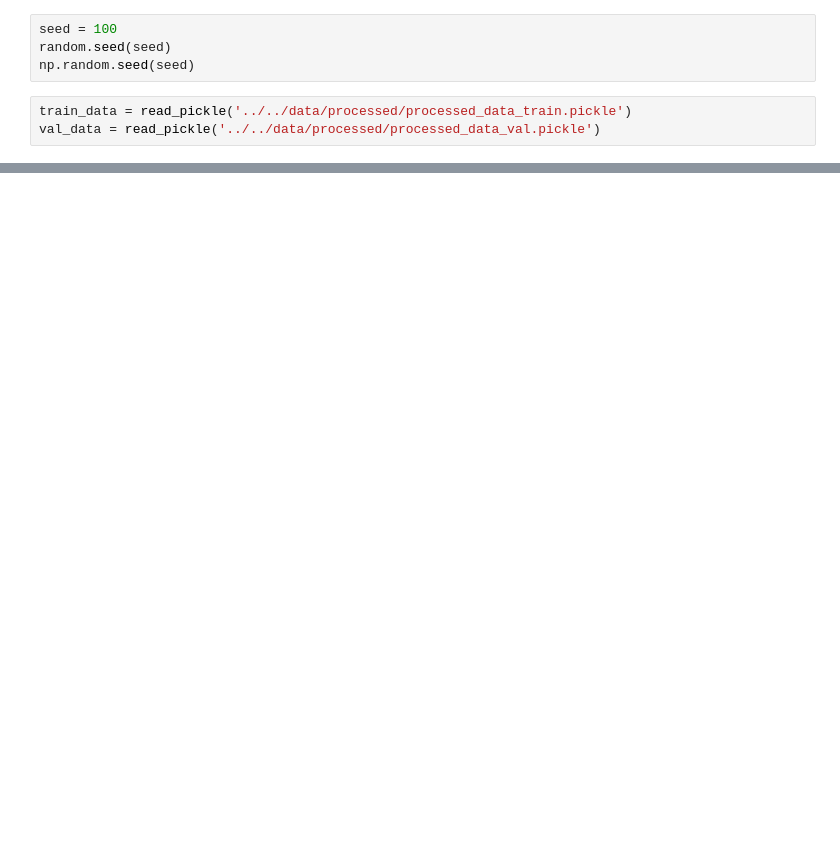
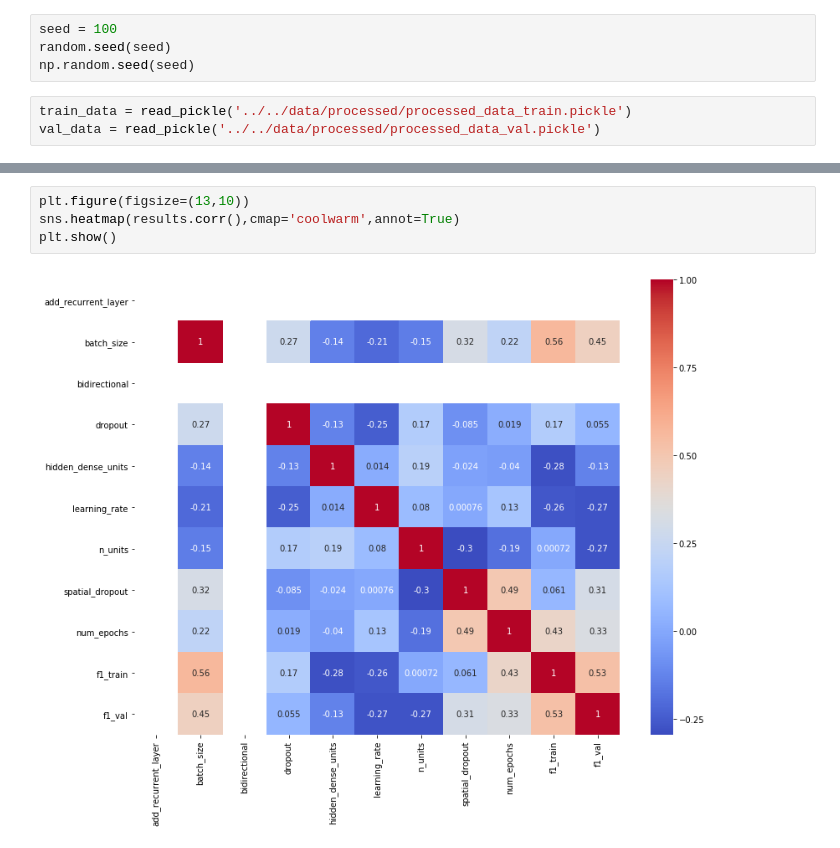
Before and after one commit to samirchar/toxic_comments, a Jupyter notebook: notebooks/train.ipynb, the cells around one changed output, grey strips where cells are left out. Saved outputs shown, nothing was run; the diff lists cells and outputs as text; blank space fills up the shorter version.

```diff
--- a/notebooks/train.ipynb
+++ b/notebooks/train.ipynb
@@ -379,0 +415,6 @@ KeyboardInterrupt:
+# %%
+plt.figure(figsize=(13,10))
+sns.heatmap(results.corr(),cmap='coolwarm',annot=True)
+plt.show()
+# %% [output]
+[figure, added]
```
Also changed, not shown: parts of 82 cells of this notebook, 9 other files.
